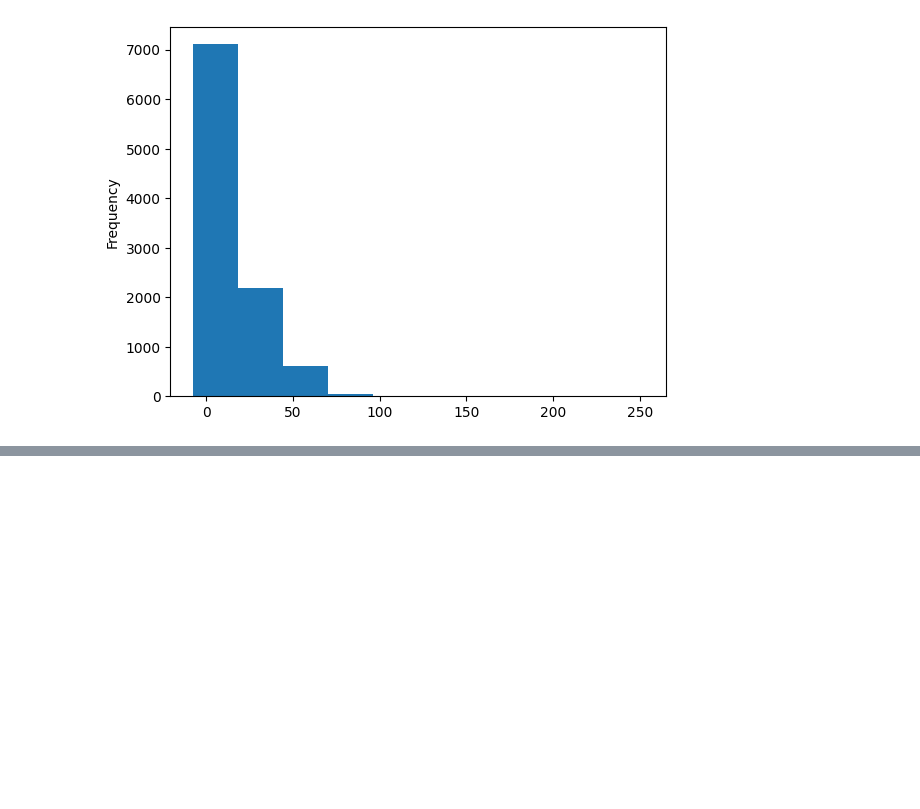
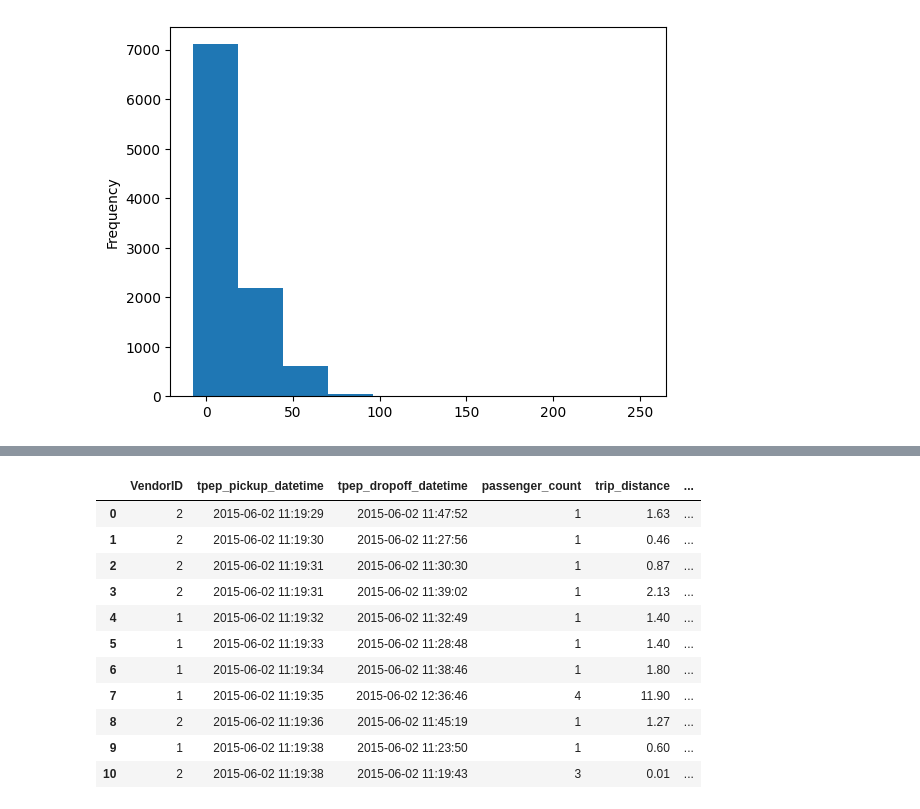
Before and after one commit to reuven/oreilly-2025-05May-pandas, a Jupyter notebook: OReilly - 2025-05May-19.ipynb, the cells around one changed output, grey strips where cells are left out. Saved outputs shown, nothing was run; the diff lists cells and outputs as text; code cells hidden in the pictures; blank space fills up the shorter version.

```diff
--- a/OReilly - 2025-05May-19.ipynb
+++ b/OReilly - 2025-05May-19.ipynb
@@ -1633,0 +1644,18 @@ df['total_amount'].plot.hist()
+# %%
+df.loc[
+    :10,
+    ['ti']
+]
+# %% [output]
+|  | VendorID | tpep_pickup_datetime | tpep_dropoff_datetime | passenger_count | trip_distance | ... |
+| 0 | 2 | 2015-06-02 11:19:29 | 2015-06-02 11:47:52 | 1 | 1.63 | ... |
+| 1 | 2 | 2015-06-02 11:19:30 | 2015-06-02 11:27:56 | 1 | 0.46 | ... |
+| 2 | 2 | 2015-06-02 11:19:31 | 2015-06-02 11:30:30 | 1 | 0.87 | ... |
+| 3 | 2 | 2015-06-02 11:19:31 | 2015-06-02 11:39:02 | 1 | 2.13 | ... |
+| 4 | 1 | 2015-06-02 11:19:32 | 2015-06-02 11:32:49 | 1 | 1.40 | ... |
+| 5 | 1 | 2015-06-02 11:19:33 | 2015-06-02 11:28:48 | 1 | 1.40 | ... |
+| 6 | 1 | 2015-06-02 11:19:34 | 2015-06-02 11:38:46 | 1 | 1.80 | ... |
+| 7 | 1 | 2015-06-02 11:19:35 | 2015-06-02 12:36:46 | 4 | 11.90 | ... |
+| 8 | 2 | 2015-06-02 11:19:36 | 2015-06-02 11:45:19 | 1 | 1.27 | ... |
+| 9 | 1 | 2015-06-02 11:19:38 | 2015-06-02 11:23:50 | 1 | 0.60 | ... |
+| 10 | 2 | 2015-06-02 11:19:38 | 2015-06-02 11:19:43 | 3 | 0.01 | ... |
```
Also changed, not shown: parts of 2 cells of this notebook.
